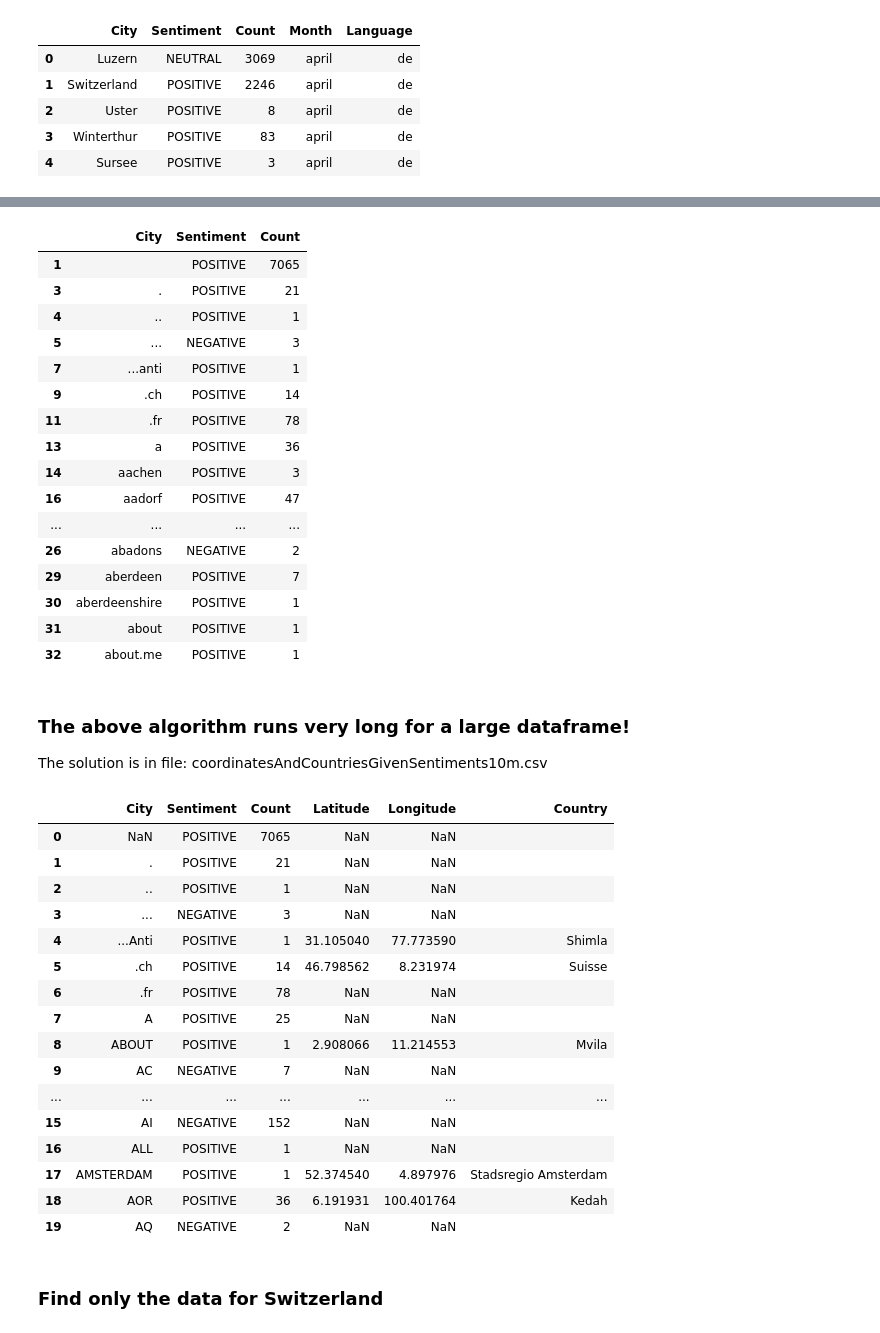
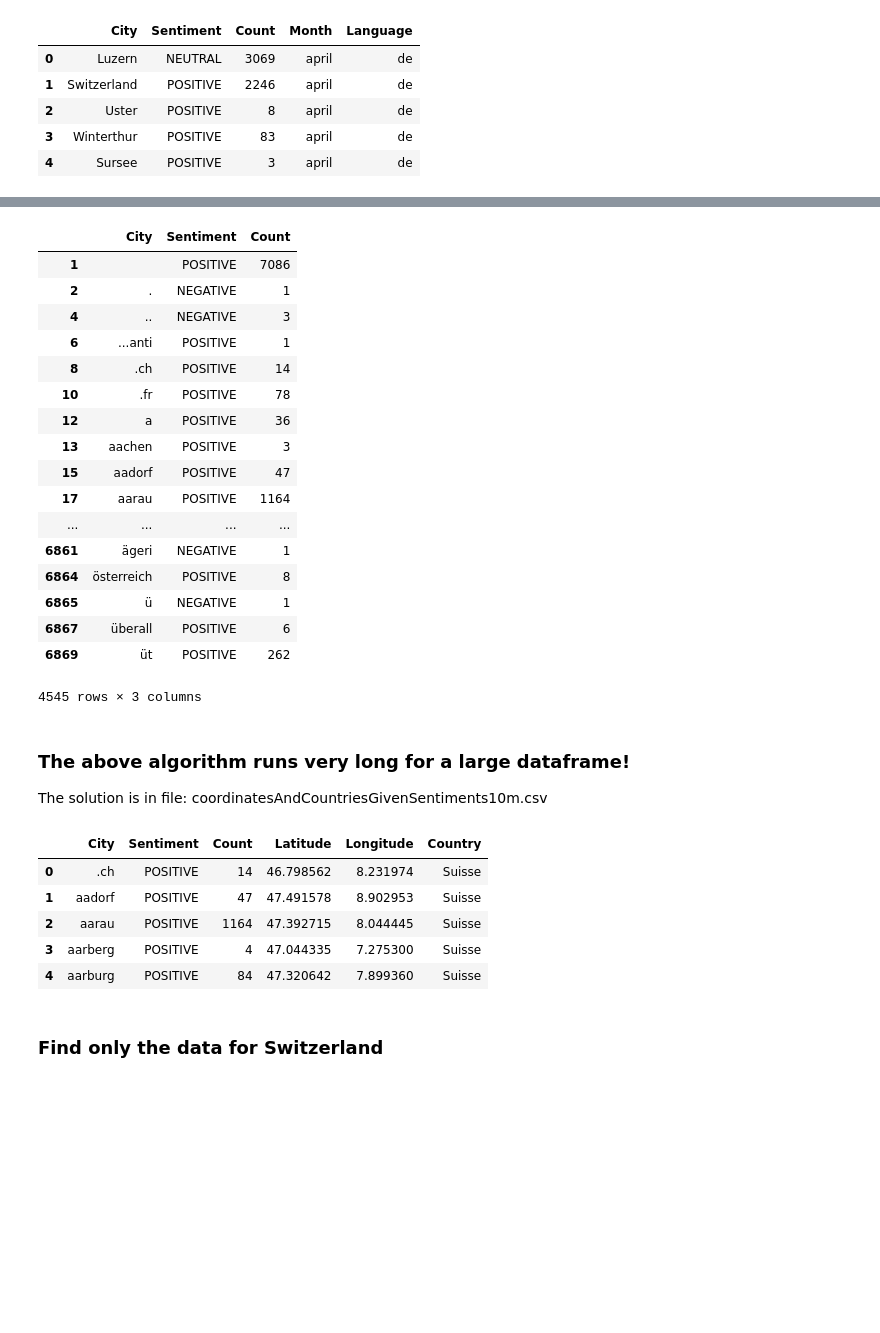
Before and after one commit to Maaarmotte/ADA2016Project, a Jupyter notebook: visualization/Mapwork.ipynb, the cells around one changed output, grey strips where cells are left out. Drawn from its saved outputs; the diff is of its cells as text; code cells hidden in the pictures; blank space fills up the shorter version.

```diff
--- a/visualization/Mapwork.ipynb
+++ b/visualization/Mapwork.ipynb
@@ -140,24 +131,26 @@ df
 # %%
 a = df.loc[df.groupby("City")["Count"].idxmax()]
 a.head(20)
+a
 # %% [output]
 |  | City | Sentiment | Count |
-| 1 |  | POSITIVE | 7065 |
-| 3 | . | POSITIVE | 21 |
-| 4 | .. | POSITIVE | 1 |
-| 5 | ... | NEGATIVE | 3 |
-| 7 | ...anti | POSITIVE | 1 |
-| 9 | .ch | POSITIVE | 14 |
-| 11 | .fr | POSITIVE | 78 |
-| 13 | a | POSITIVE | 36 |
-| 14 | aachen | POSITIVE | 3 |
-| 16 | aadorf | POSITIVE | 47 |
+| 1 |  | POSITIVE | 7086 |
+| 2 | . | NEGATIVE | 1 |
+| 4 | .. | NEGATIVE | 3 |
+| 6 | ...anti | POSITIVE | 1 |
+| 8 | .ch | POSITIVE | 14 |
+| 10 | .fr | POSITIVE | 78 |
+| 12 | a | POSITIVE | 36 |
+| 13 | aachen | POSITIVE | 3 |
+| 15 | aadorf | POSITIVE | 47 |
+| 17 | aarau | POSITIVE | 1164 |
 | ... | ... | ... | ... |
-| 26 | abadons | NEGATIVE | 2 |
-| 29 | aberdeen | POSITIVE | 7 |
-| 30 | aberdeenshire | POSITIVE | 1 |
-| 31 | about | POSITIVE | 1 |
-| 32 | about.me | POSITIVE | 1 |
+| 6861 | ägeri | NEGATIVE | 1 |
+| 6864 | österreich | POSITIVE | 8 |
+| 6865 | ü | NEGATIVE | 1 |
+| 6867 | überall | POSITIVE | 6 |
+| 6869 | üt | POSITIVE | 262 |
+4545 rows × 3 columns
 # %%
 geolocator = Nominatim()
 
@@ -180,25 +176,14 @@ The solution is in file: coordinatesAndCountriesGivenSentiments10m.csv
 # %%
-a = pd.read_csv('coordinatesAndCountriesGivenSentiments10m.csv')
+a = pd.read_csv('coordinatesForGivenSentiments10m.csv')
 a['Country'].dtype
-a.head(20)
+a.head()
 # %% [output]
 |  | City | Sentiment | Count | Latitude | Longitude | Country |
-| 0 | NaN | POSITIVE | 7065 | NaN | NaN |  |
-| 1 | . | POSITIVE | 21 | NaN | NaN |  |
-| 2 | .. | POSITIVE | 1 | NaN | NaN |  |
-| 3 | ... | NEGATIVE | 3 | NaN | NaN |  |
-| 4 | ...Anti | POSITIVE | 1 | 31.105040 | 77.773590 | Shimla |
-| 5 | .ch | POSITIVE | 14 | 46.798562 | 8.231974 | Suisse |
-| 6 | .fr | POSITIVE | 78 | NaN | NaN |  |
-| 7 | A | POSITIVE | 25 | NaN | NaN |  |
-| 8 | ABOUT | POSITIVE | 1 | 2.908066 | 11.214553 | Mvila |
-| 9 | AC | NEGATIVE | 7 | NaN | NaN |  |
-| ... | ... | ... | ... | ... | ... | ... |
-| 15 | AI | NEGATIVE | 152 | NaN | NaN |  |
-| 16 | ALL | POSITIVE | 1 | NaN | NaN |  |
-| 17 | AMSTERDAM | POSITIVE | 1 | 52.374540 | 4.897976 | Stadsregio Amsterdam |
-| 18 | AOR | POSITIVE | 36 | 6.191931 | 100.401764 | Kedah |
-| 19 | AQ | NEGATIVE | 2 | NaN | NaN |  |
+| 0 | .ch | POSITIVE | 14 | 46.798562 | 8.231974 | Suisse |
+| 1 | aadorf | POSITIVE | 47 | 47.491578 | 8.902953 | Suisse |
+| 2 | aarau | POSITIVE | 1164 | 47.392715 | 8.044445 | Suisse |
+| 3 | aarberg | POSITIVE | 4 | 47.044335 | 7.275300 | Suisse |
+| 4 | aarburg | POSITIVE | 84 | 47.320642 | 7.899360 | Suisse |
 # %% [markdown]
 ### Find only the data for Switzerland
 # %%
```
Also changed, not shown: parts of 25 cells of this notebook, 3 other files.
